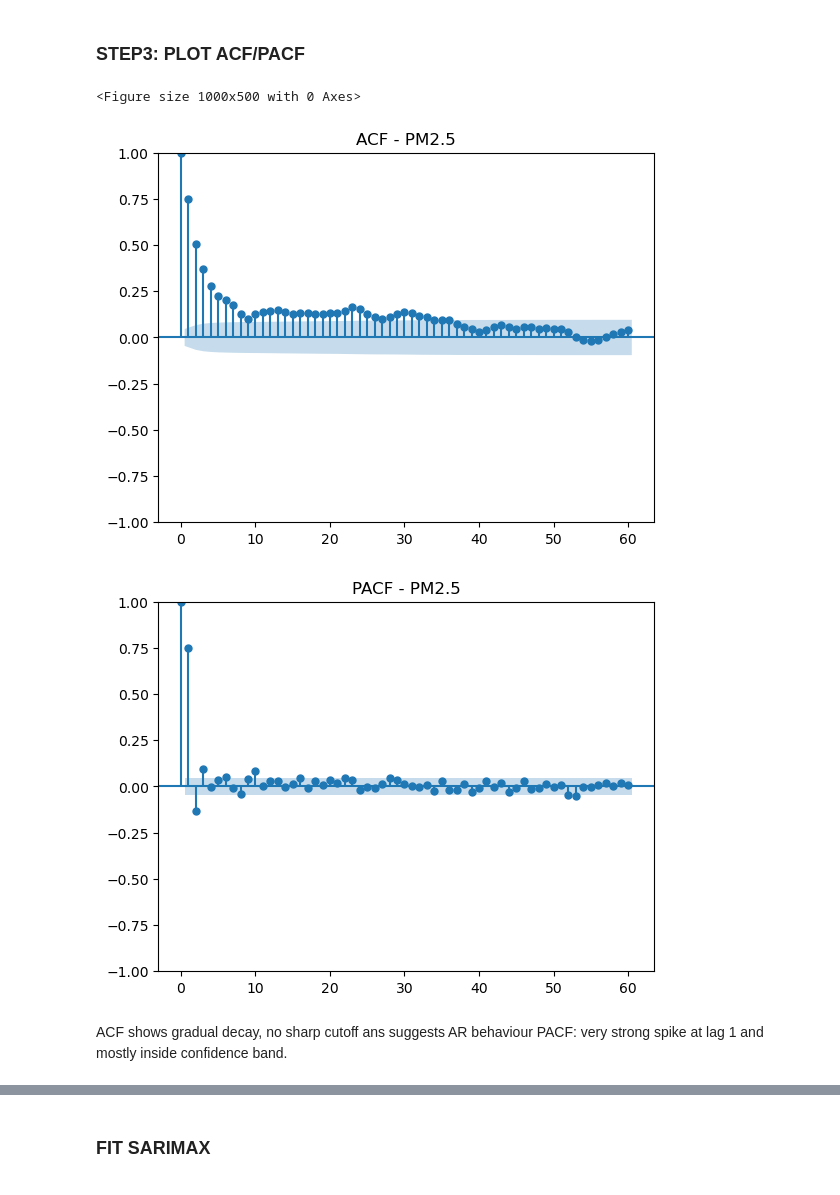
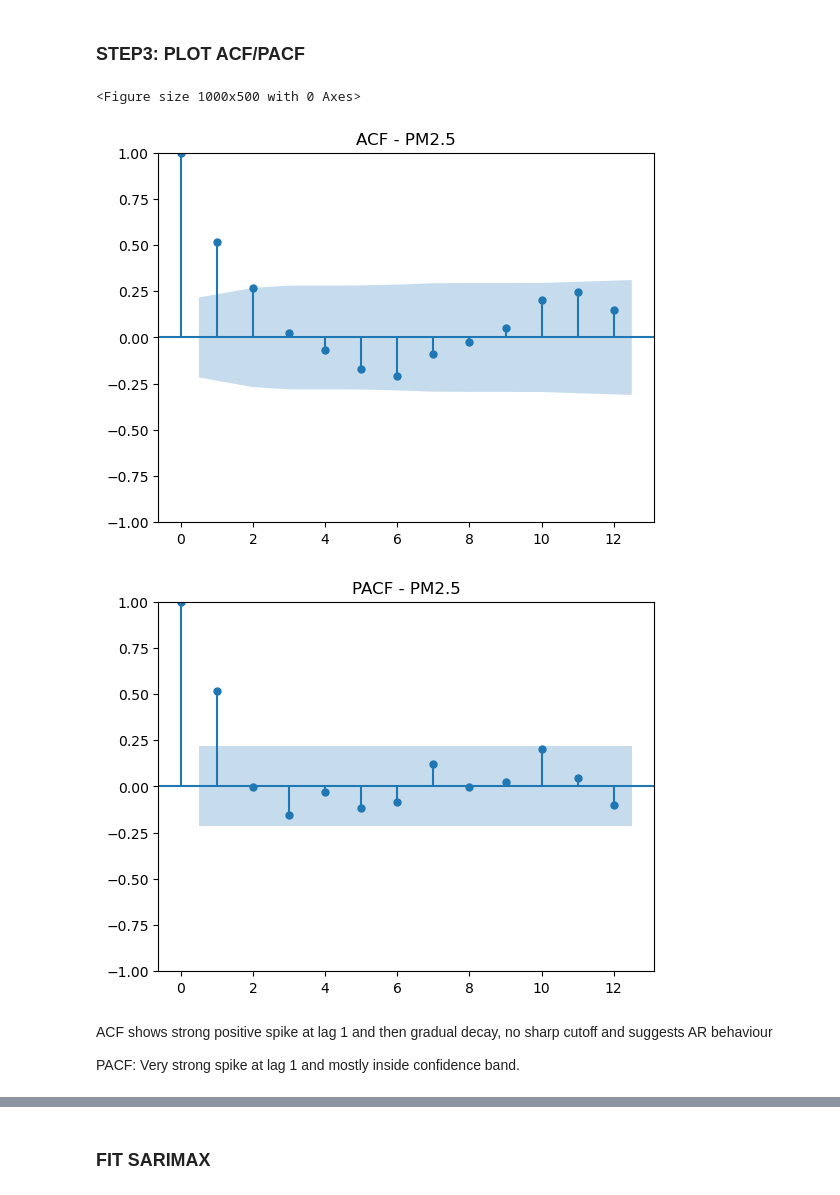
Before and after one commit to ibadet/PredictPM25, a Jupyter notebook: manual_modelling.ipynb, the cells around one changed output, grey strips where cells are left out. Drawn from its saved outputs; the diff is of its cells as text; code cells hidden in the pictures.

```diff
--- a/manual_modelling.ipynb
+++ b/manual_modelling.ipynb
@@ -8,9 +8,9 @@ import seaborn as sns
 import matplotlib.dates as mdates
 import time
 # %%
-df_la_daily=pd.read_pickle("processed_data/la_daily.pkl")
-df_la_daily_2023=pd.read_pickle("processed_data/la_daily_2023.pkl")
-
-print(df_la_daily.head())
-print(df_la_daily_2023.head())
+df_la_daily= pd.read_csv("processed_data/la_daily_2017_2023_clean.csv",parse_dates=["date"])
+df_la_daily.set_index("date",inplace=True)
+df_la_daily = df_la_daily.sort_index()
+df_la_daily = df_la_daily.asfreq('D')
+df_la_daily.head()
 # %% [output]
@@ -30,0 +26,4 @@ date
+# %%
+#Resample to monthly frequency
+df_la_monthly = df_la_daily[['pm25_cf_1']].resample('ME').mean()
+df_la_monthly.head()
@@ -53,20 +60,21 @@ The data is stationary and does not need differenciating. (d=0)
 # %%
 from statsmodels.graphics.tsaplots import plot_acf, plot_pacf
 
-series = df_la_daily['pm25_cf_1']
+series = df_la_monthly['pm25_cf_1']
 
 plt.figure(figsize=(10,5))
-plot_acf(series, lags=60)
+plot_acf(series, lags=12)
 plt.title("ACF - PM2.5")
 plt.show()
 
-plot_pacf(series, lags=60)
+plot_pacf(series, lags=12)
 plt.title("PACF - PM2.5")
 plt.show()
 # %% [output]
 <Figure size 1000x500 with 0 Axes>
-[figure, old version]
+[figure, new version]
-[figure, old version]
+[figure, new version]
 # %% [markdown]
-ACF shows gradual decay, no sharp cutoff  ans suggests AR behaviour
-PACF: very strong spike at lag 1 and mostly inside confidence band.
+ACF shows strong positive spike at lag 1 and then gradual decay, no sharp cutoff  and suggests AR behaviour
+
+PACF: Very strong spike at lag 1 and mostly inside confidence band.
```
Also changed, not shown: parts of 24 cells of this notebook.
